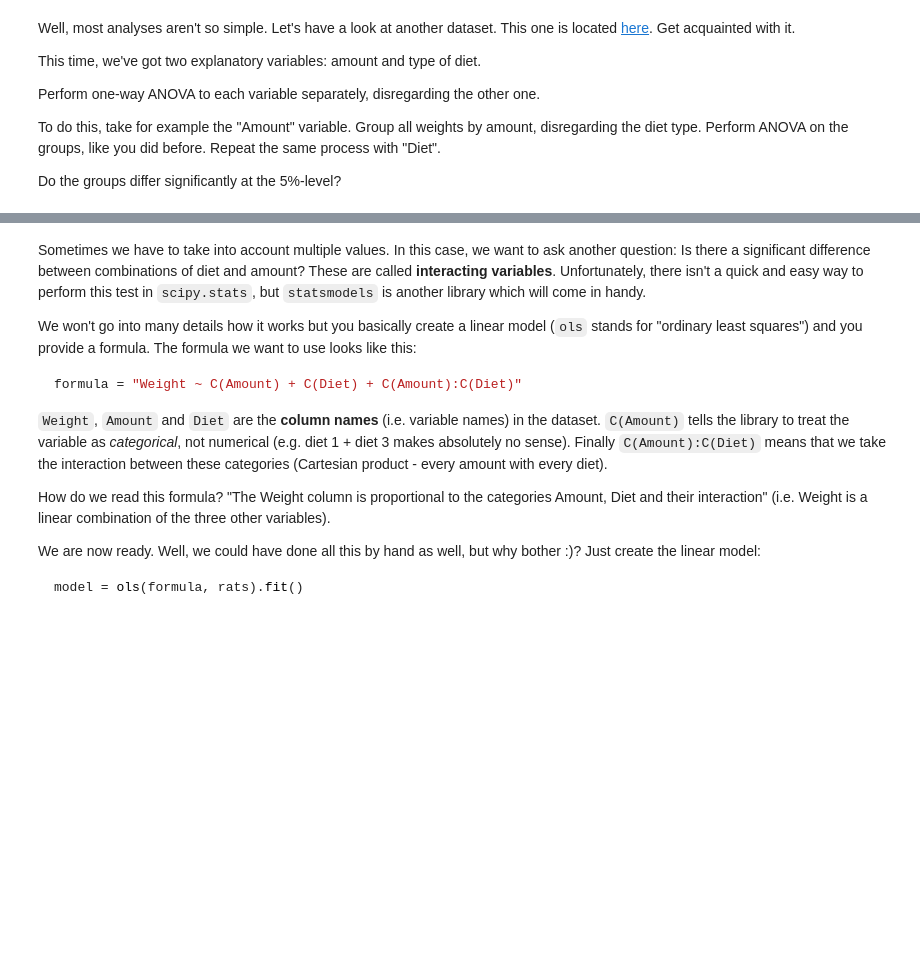
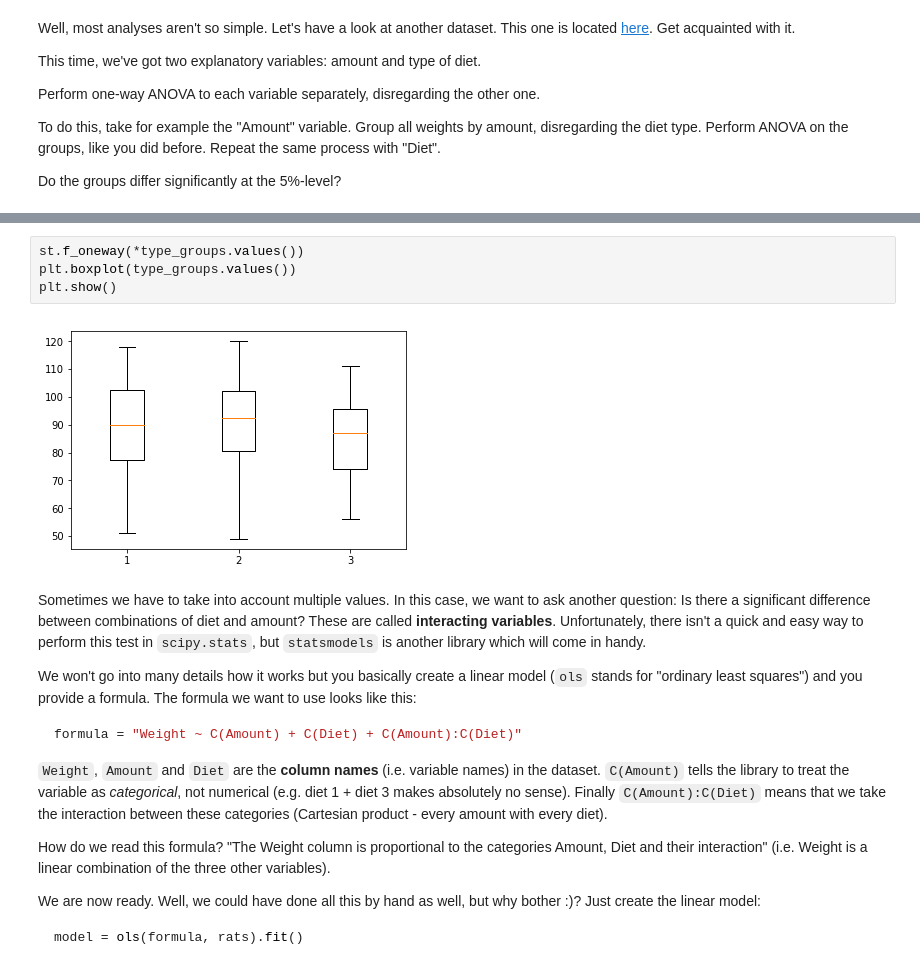
Before and after one commit to HristoRaykov/ArtIntelligence-04.2019, a Jupyter notebook: MathConcepts/07.HypothesisTesting/14. Hypothesis-Testing-Exercise/Hypothesis Testing Exercise.ipynb, the cells around one changed output, grey strips where cells are left out. Drawn from its saved outputs; the diff is of its cells as text; blank space fills up the shorter version.

```diff
--- a/MathConcepts/07.HypothesisTesting/14. Hypothesis-Testing-Exercise/Hypothesis Testing Exercise.ipynb
+++ b/MathConcepts/07.HypothesisTesting/14. Hypothesis-Testing-Exercise/Hypothesis Testing Exercise.ipynb
@@ -102,3 +130,9 @@ Do the groups differ significantly at the 5%-level?
+# %%
+st.f_oneway(*type_groups.values())
+plt.boxplot(type_groups.values())
+plt.show()
+# %% [output]
+[figure, added]
 # %% [markdown]
 Sometimes we have to take into account multiple values. In this case, we want to ask another question: Is there a significant difference between combinations of diet and amount? These are called **interacting variables**. Unfortunately, there isn't a quick and easy way to perform this test in `scipy.stats`, but `statsmodels` is another library which will come in handy.
 
```
Also changed, not shown: parts of 18 cells of this notebook.
